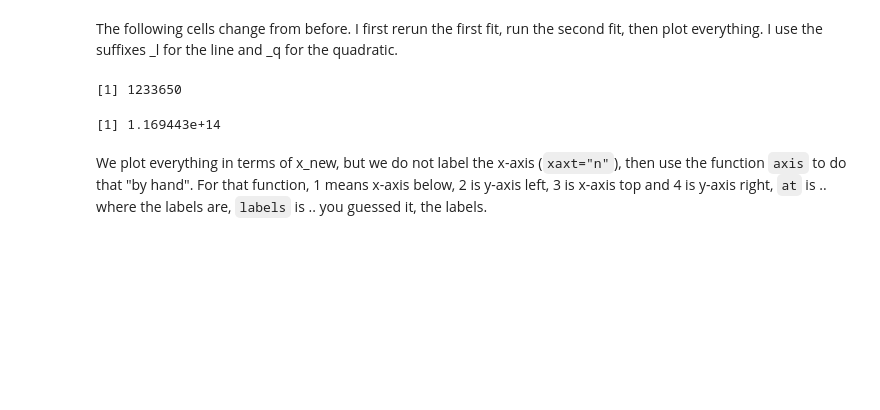
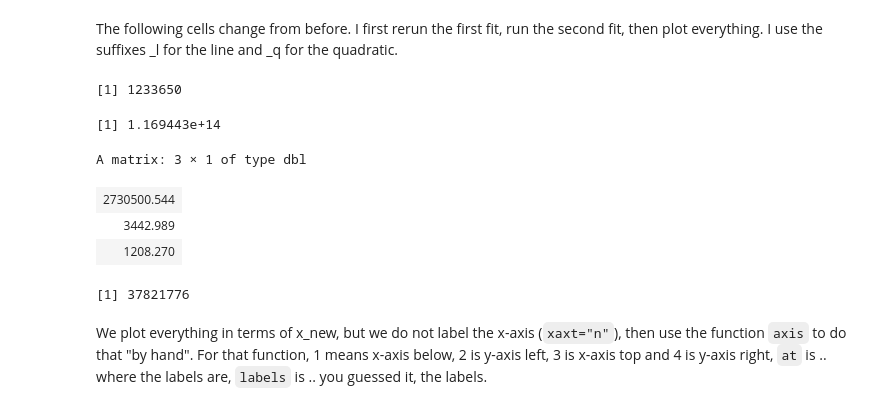
Before and after one commit to julien-arino/math-of-data-science, a Jupyter notebook: code/example_of_fitting_Canada_census.ipynb, the cells around one changed output. Drawn from its saved outputs; the diff is of its cells as text; code cells hidden in the pictures; blank space fills up the shorter version.

```diff
--- a/code/example_of_fitting_Canada_census.ipynb
+++ b/code/example_of_fitting_Canada_census.ipynb
@@ -169,18 +181,28 @@ The following cells change from before. I first rerun the first fit, run the sec
 # %%
 A_l = matrix(c(rep(1, length(x_new)), x_new), nr = length(x_new), nc = 2)
 ATA_l = t(A_l) %*% A_l
 det(ATA_l)
 invATA_l = solve(ATA_l)
 sol_l = invATA_l %*% t(A_l) %*% b
 
 A_q = matrix(c(rep(1, length(x)), x_new, x_new^2), nr = length(x), nc = 3)
 ATA_q = t(A_q) %*% A_q
 det(ATA_q)
 invATA_q = solve(ATA_q)
 sol_q = invATA_q %*% t(A_q) %*% b
+sol_q
 # %% [output]
 [1] 1233650
 [1] 1.169443e+14
+A matrix: 3 × 1 of type dbl
+| 2730500.544 |
+| 3442.989 |
+| 1208.270 |
+# %%
+z=2020-min(x)
+sol_q[1]+sol_q[2]*z+sol_q[3]*z^2
+# %% [output]
+[1] 37821776
 # %% [markdown]
 We plot everything in terms of x_new, but we do not label the x-axis (`xaxt="n"`), then use the function `axis` to do that "by hand". For that function, 1 means x-axis below, 2 is y-axis left, 3 is x-axis top and 4 is y-axis right, `at` is .. where the labels are, `labels` is .. you guessed it, the labels.
 # %%
```
Also changed, not shown: parts of 4 cells of this notebook.
